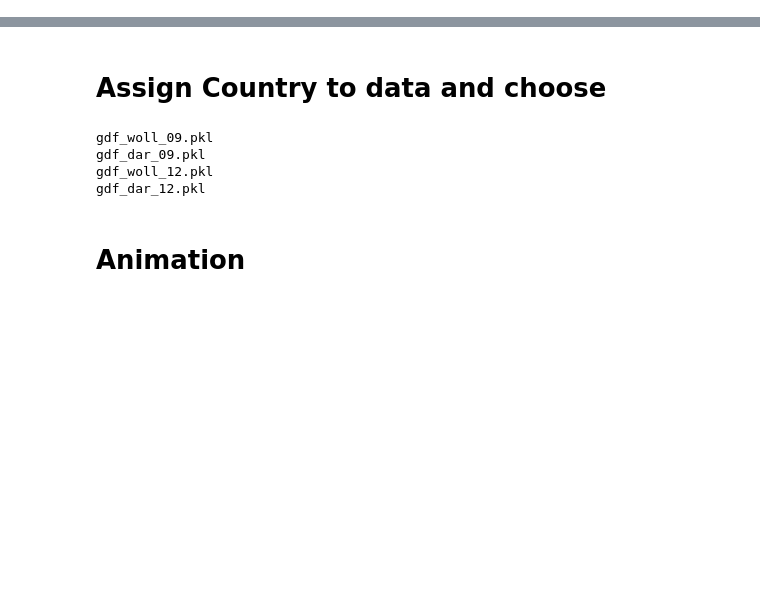
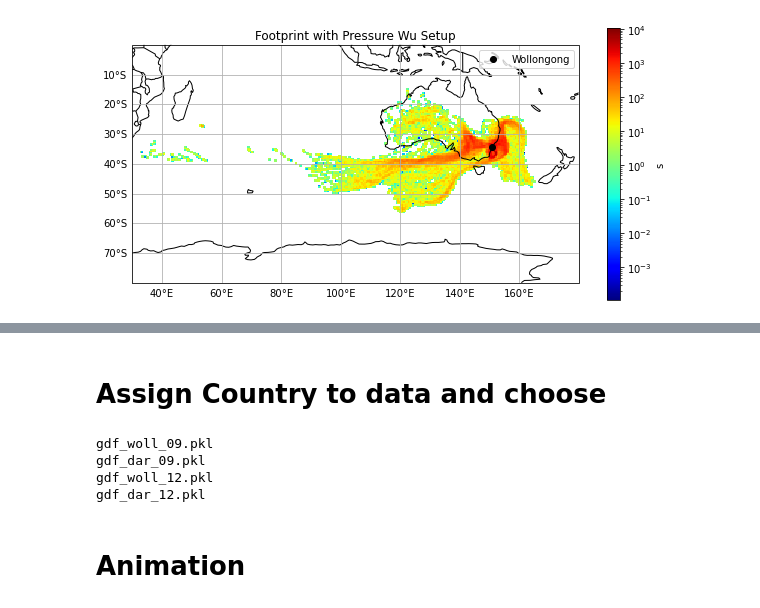
Before and after one commit to christopher-lw/ColumnFLEXPART, a Jupyter notebook: open_data/open_flexpart.ipynb, the cells around one changed output, grey strips where cells are left out. Drawn from its saved outputs; the diff is of its cells as text; code cells hidden in the pictures; blank space fills up the shorter version.

```diff
--- a/open_data/open_flexpart.ipynb
+++ b/open_data/open_flexpart.ipynb
@@ -71,0 +120,11 @@ fc = FlexDataCollection(dir_path + file_path, dir_path + file_path, extent=[100,
+# %%
+fd = fd_pw
+station = 1
+fig, ax = fd.subplots(figsize=(10,5))
+fd.plot_footprint(ax, station , plot_station=True,cmap="jet",station_kwargs=dict(color="black", label=fd.station_names[station]), cbar_kwargs=dict(label="s"))
+fd.add_map(ax)
+ax.set_title(f"Footprint with {fd.name}")
+plt.legend(loc="upper right")
+plt.savefig("figures/australia/column_setups/pressure_wu_setup.png", dpi=300)
+# %% [output]
+[figure, added]
```
Also changed, not shown: parts of 19 cells of this notebook, 1 other file.
